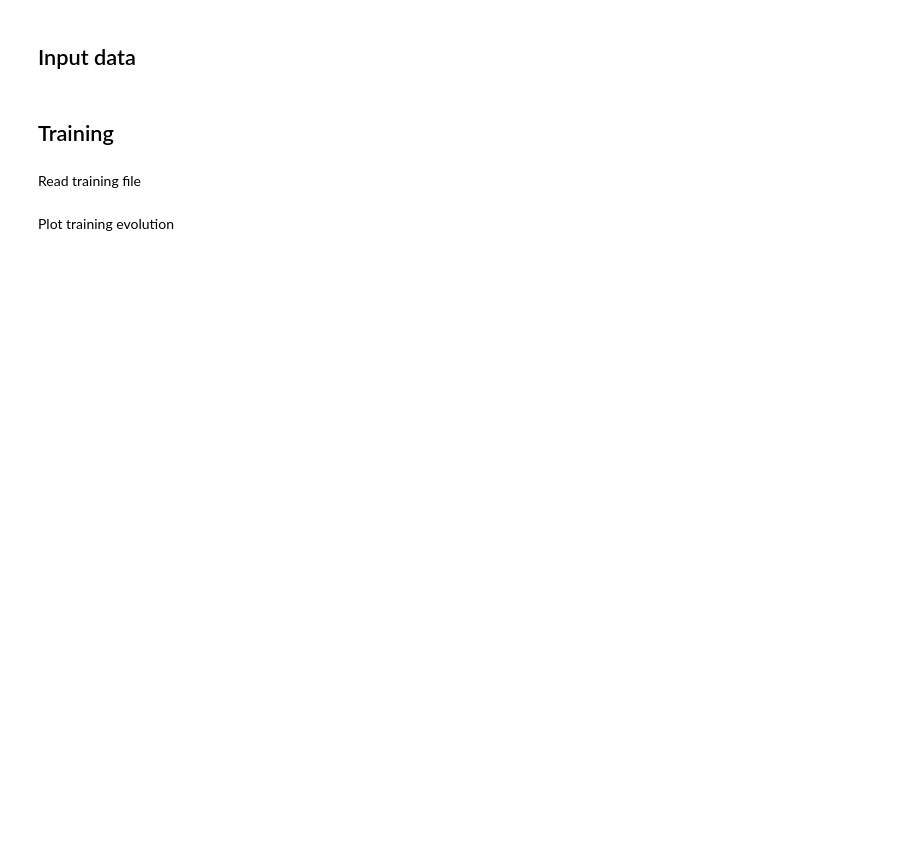
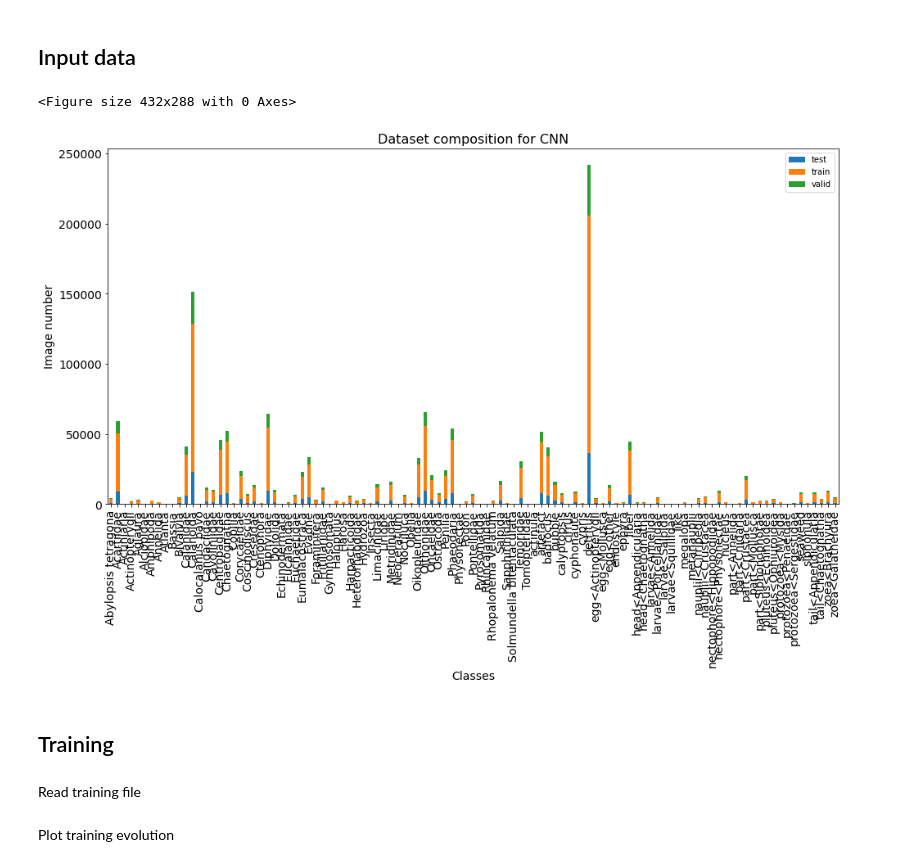
Before and after one commit to ThelmaPana/plankton_classif_benchmark, a Jupyter notebook: inspect_cnn_results.ipynb, the cells around one changed output. Saved outputs shown, nothing was run; the diff lists cells and outputs as text; code cells hidden in the pictures; blank space fills up the shorter version.

```diff
--- a/inspect_cnn_results.ipynb
+++ b/inspect_cnn_results.ipynb
@@ -23,4 +23,5 @@ use_weights = cnn_settings['data']['use_weights']
 data_dir = os.path.join('data', instrument)
 
 # Directory for training outputs
-output_dir = glob.glob(os.path.join('output', '_'.join(['cnn', 'w' if use_weights else 'nw', instrument, '*'])))[0]
+output_dirs = glob.glob(os.path.join('output', '_'.join(['cnn', 'w' if use_weights else 'nw', instrument, '*'])))
+output_dirs
@@ -27,3 +32,5 @@ output_dir = glob.glob(os.path.join('output', '_'.join(['cnn', 'w' if use_weight
+# %%
+output_dir = output_dirs[0]
 # %% [markdown]
 Glimpse at settings
 # %%
@@ -36,12 +63,15 @@ settings
 df_comp = pd.read_csv(os.path.join(output_dir, 'df_comp.csv')).set_index('classif_id')
 # %%
 plt.figure()
-df_comp.plot.bar(stacked=True, figsize=(10,5), fontsize = 14)
+df_comp.plot.bar(stacked=True, figsize=(16,8), fontsize = 14)
 plt.xlabel("Classes", fontsize = 14)
 plt.ylabel("Image number", fontsize = 14)
 plt.legend(loc="best")
 plt.title("Dataset composition for CNN", fontsize = 16)
 plt.show()
+# %% [output]
+<Figure size 432x288 with 0 Axes>
+[figure, added]
 # %% [markdown]
 ## Training
 # %% [markdown]
```
Also changed, not shown: parts of 7 cells of this notebook, 1 other file.
